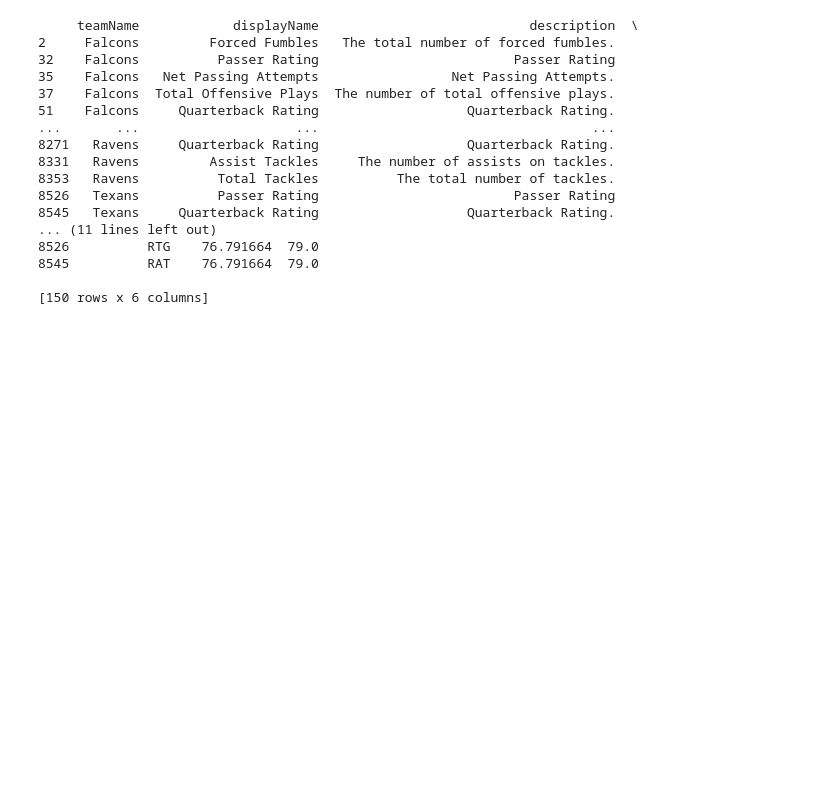
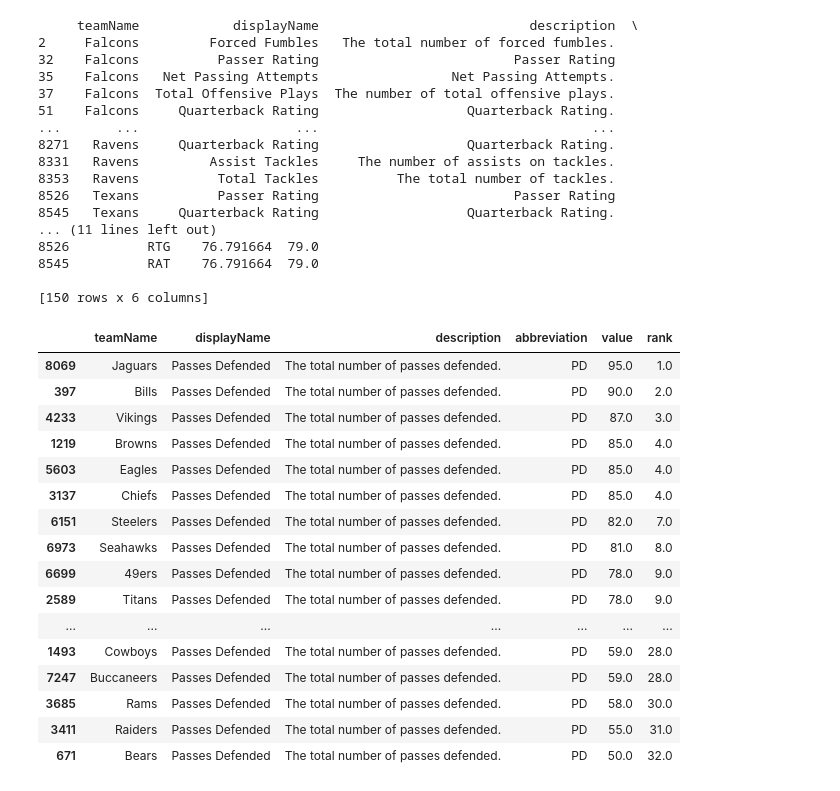
Before and after one commit to ColeDM-2020/INST414-Project, a Jupyter notebook: dbs_ranking.ipynb, the cells around one changed output. Drawn from its saved outputs; the diff is of its cells as text; code cells hidden in the pictures; blank space fills up the shorter version.

```diff
--- a/dbs_ranking.ipynb
+++ b/dbs_ranking.ipynb
@@ -84,5 +84,24 @@ print(rows)
 # %%
 passdef = stats.loc[stats['displayName'] == 'Passes Defended']
 passdef = passdef.sort_values(by='rank')
+passdef
+# %% [output]
+|  | teamName | displayName | description | abbreviation | value | rank |
+| 8069 | Jaguars | Passes Defended | The total number of passes defended. | PD | 95.0 | 1.0 |
+| 397 | Bills | Passes Defended | The total number of passes defended. | PD | 90.0 | 2.0 |
+| 4233 | Vikings | Passes Defended | The total number of passes defended. | PD | 87.0 | 3.0 |
+| 1219 | Browns | Passes Defended | The total number of passes defended. | PD | 85.0 | 4.0 |
+| 5603 | Eagles | Passes Defended | The total number of passes defended. | PD | 85.0 | 4.0 |
+| 3137 | Chiefs | Passes Defended | The total number of passes defended. | PD | 85.0 | 4.0 |
+| 6151 | Steelers | Passes Defended | The total number of passes defended. | PD | 82.0 | 7.0 |
+| 6973 | Seahawks | Passes Defended | The total number of passes defended. | PD | 81.0 | 8.0 |
+| 6699 | 49ers | Passes Defended | The total number of passes defended. | PD | 78.0 | 9.0 |
+| 2589 | Titans | Passes Defended | The total number of passes defended. | PD | 78.0 | 9.0 |
+| ... | ... | ... | ... | ... | ... | ... |
+| 1493 | Cowboys | Passes Defended | The total number of passes defended. | PD | 59.0 | 28.0 |
+| 7247 | Buccaneers | Passes Defended | The total number of passes defended. | PD | 59.0 | 28.0 |
+| 3685 | Rams | Passes Defended | The total number of passes defended. | PD | 58.0 | 30.0 |
+| 3411 | Raiders | Passes Defended | The total number of passes defended. | PD | 55.0 | 31.0 |
+| 671 | Bears | Passes Defended | The total number of passes defended. | PD | 50.0 | 32.0 |
 # %%
 solotackles = stats.loc[stats['displayName'] == 'Solo Tackles']
```
Also changed, not shown: parts of 4 cells of this notebook, 3 other files.
